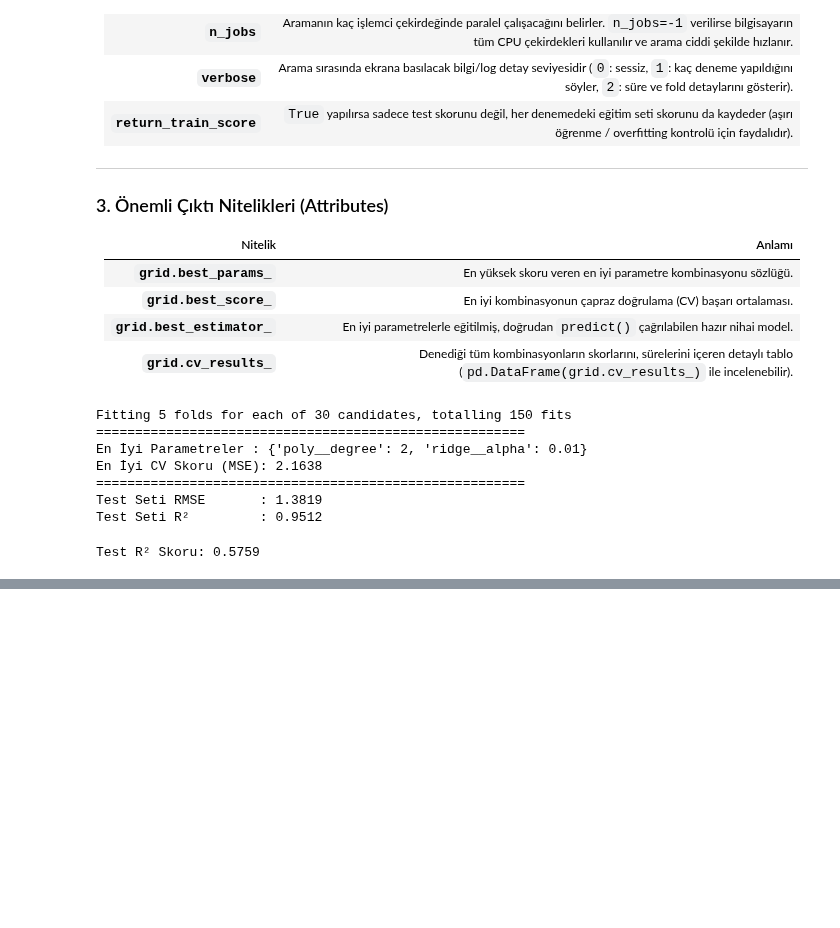
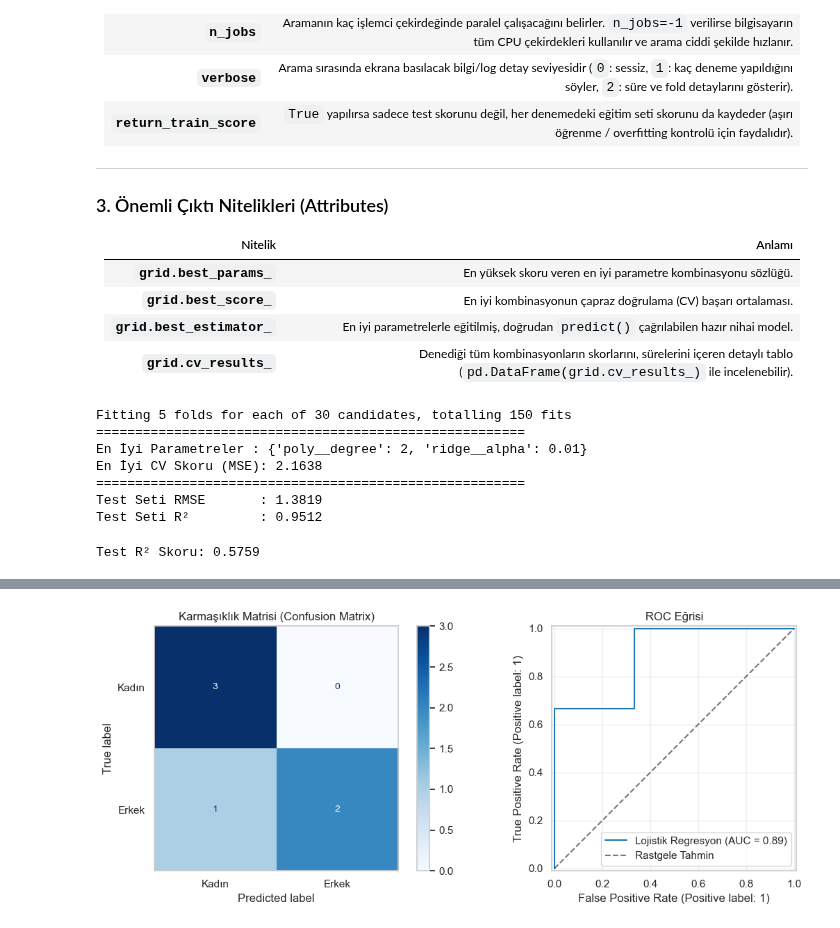
Before and after one commit to sametdumlu0-sketch/ML-NOTES, a Jupyter notebook: ml.ipynb, the cells around one changed output, grey strips where cells are left out. Drawn from its saved outputs; the diff is of its cells as text; code cells hidden in the pictures; blank space fills up the shorter version.

```diff
--- a/ml.ipynb
+++ b/ml.ipynb
@@ -473,0 +542,94 @@ Test R² Skoru: 0.5759
+# %%
+# ==============================================================================
+# LOJİSTİK REGRESYON: Boy, Kilo ve Yaş ile Cinsiyet Sınıflandırması
+# ==============================================================================
+import pandas as pd
+import numpy as np
+import matplotlib.pyplot as plt
+import seaborn as sns
+
+from sklearn.model_selection import train_test_split
+from sklearn.pipeline import Pipeline
+from sklearn.preprocessing import StandardScaler
+from sklearn.linear_model import LogisticRegression
+from sklearn.metrics import (
+    accuracy_score, precision_score, recall_score, f1_score,
+    confusion_matrix, classification_report, ConfusionMatrixDisplay, RocCurveDisplay
+)
+
+# 1. Veri Yükleme (data.csv)
+df_cinsiyet = pd.read_csv('data.csv')
+
+# 2. Özellikler (X) ve Hedef Değişken (y)
+X = df_cinsiyet[['boy', 'kilo', 'yas']]
+y = df_cinsiyet['cinsiyet'].map({'k': 0, 'e': 1})  # Kadın: 0, Erkek: 1
+
+# 3. Train-Test Ayrımı (stratify=y ile sınıf dağılımı korunur)
+X_train, X_test, y_train, y_test = train_test_split(
+    X, y, test_size=0.25, random_state=42, stratify=y
+)
+
+# 4. Pipeline Tanımlama (Ölçekleme + Lojistik Regresyon)
+model_logreg = Pipeline([
+    ('scaler', StandardScaler()),
+    ('classifier', LogisticRegression(C=1.0, max_iter=1000, random_state=42))
+])
+
+# 5. Modeli Eğitme
+model_logreg.fit(X_train, y_train)
+
+# 6. Test Seti Tahminleri (Sınıf ve Olasılık Değerleri)
+y_pred = model_logreg.predict(X_test)
+y_proba = model_logreg.predict_proba(X_test)[:, 1]  # 1 (Erkek) olma olasılığı
+
+# 7. Başarı Metrikleri
+print("=" * 60)
+print("LOJİSTİK REGRESYON MODEL PERFORMANSI")
+print("=" * 60)
+print(f"Doğruluk (Accuracy)    : %{accuracy_score(y_test, y_pred)*100:.2f}")
+print(f"Hassasiyet (Precision) : %{precision_score(y_test, y_pred, zero_division=0)*100:.2f}")
+print(f"Duyarlılık (Recall)    : %{recall_score(y_test, y_pred, zero_division=0)*100:.2f}")
+print(f"F1 Skoru               : %{f1_score(y_test, y_pred, zero_division=0)*100:.2f}")
+print("\nSınıflandırma Raporu (Classification Report):")
+print(classification_report(y_test, y_pred, target_names=['Kadın (0)', 'Erkek (1)'], zero_division=0))
+
+# 8. Yeni Bir Örnek İçin Tahmin
+yeni_kisi = pd.DataFrame({'boy': [182], 'kilo': [82], 'yas': [26]})
+tahmin_sinif = model_logreg.predict(yeni_kisi)[0]
+tahmin_olasilik = model_logreg.predict_proba(yeni_kisi)[0]
+
+print("=" * 60)
+print(f"Yeni Örnek Tahmini (Boy: 182, Kilo: 82, Yaş: 26):")
+print(f"Tahmin Edilen Sınıf   : {'Erkek' if tahmin_sinif == 1 else 'Kadın'}")
+print(f"Kadın Olma Olasılığı  : %{tahmin_olasilik[0]*100:.2f}")
+print(f"Erkek Olma Olasılığı  : %{tahmin_olasilik[1]*100:.2f}")
+print("=" * 60)
+
+# 9. Görselleştirme: Karmaşıklık Matrisi ve ROC Eğrisi
+fig, axes = plt.subplots(1, 2, figsize=(12, 4.5))
+
+# Karmaşıklık Matrisi (Confusion Matrix)
+ConfusionMatrixDisplay.from_predictions(
+    y_test, y_pred,
+    display_labels=['Kadın', 'Erkek'],
+    cmap='Blues',
+    ax=axes[0]
+)
+axes[0].set_title('Karmaşıklık Matrisi (Confusion Matrix)')
+axes[0].grid(False)
+
+# ROC Eğrisi
+RocCurveDisplay.from_estimator(
+    model_logreg, X_test, y_test,
+    name='Lojistik Regresyon',
+    color='tab:blue',
+    ax=axes[1]
+)
+axes[1].plot([0, 1], [0, 1], 'k--', alpha=0.6, label='Rastgele Tahmin')
+axes[1].set_title('ROC Eğrisi')
+axes[1].legend()
+axes[1].grid(True, alpha=0.3)
+
+plt.tight_layout()
+plt.show()
+# %% [output]
@@ -473,0 +653 @@ Test R² Skoru: 0.5759
+[figure, added]
```
Also changed, not shown: parts of 67 cells of this notebook, 2 other files.
